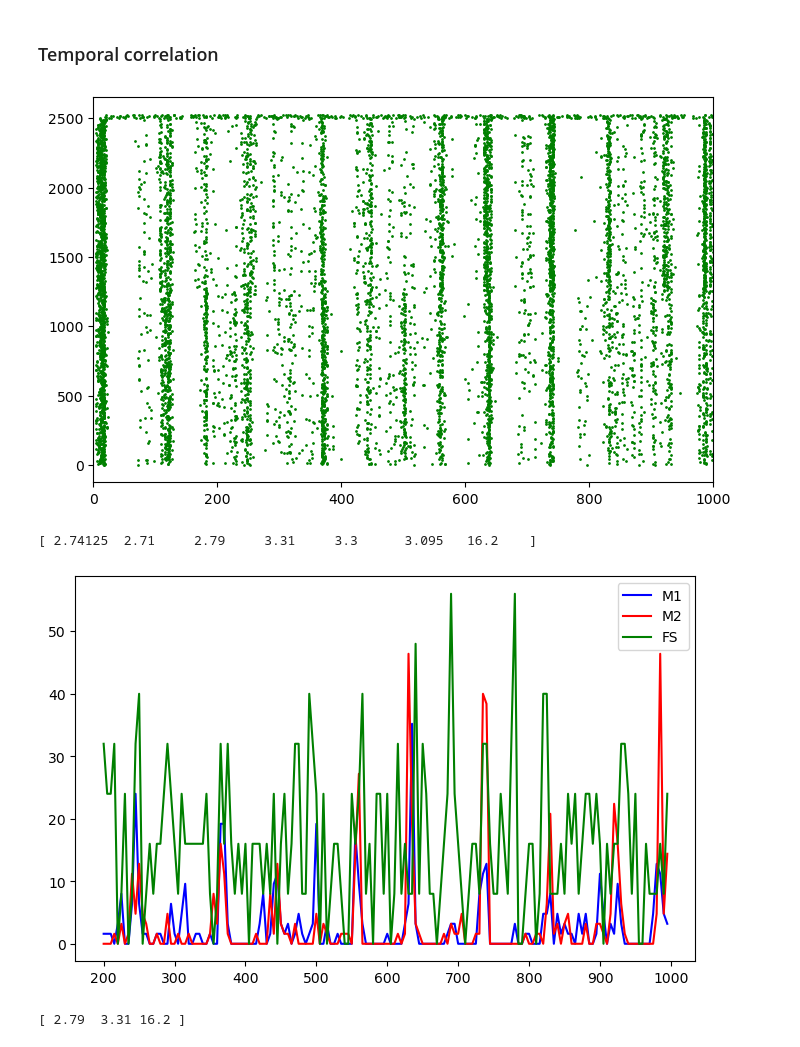
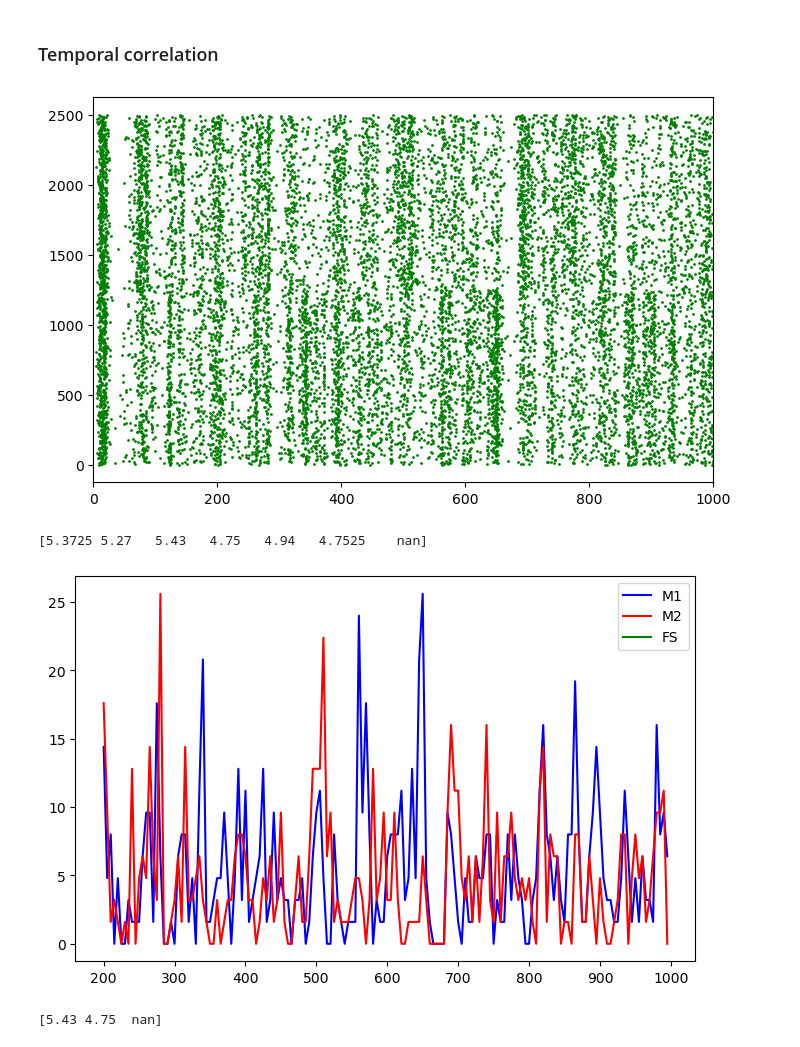
Before and after one commit to weirdoglh/FSInet, a Jupyter notebook: fig_cor.ipynb, the cells around one changed output. Cells and saved outputs as stored; diff of their text form; code cells hidden in the pictures.

```diff
--- a/fig_cor.ipynb
+++ b/fig_cor.ipynb
@@ -17,18 +18,19 @@ nMSN = Nm // 10
 epoch = 1
 T, dt = 1000, 0.1
 
-Nf = 25
-D = 2.0
-W = 0.5
-B = 0.5
+Nf = 0
+D = 0.0
+W = 0.1
+B = 0.1
 
-recpath = './data/cor-D%.1f'%D
-label = '/Nf%d-W%s-B%s/'%(Nf, W, B)
+rectype = 'mmo'
+recpath = './data/%s'%rectype
+label = '/Nf%d-W%s-B%s-D%s/'%(Nf, W, B, D)
 data = np.load(recpath + label + 'spk.npz')
 es, ts = data.f.arr_0, data.f.arr_1
 
 colors = ['green']
-# colors = ['blue', 'red', 'green']
+# colors = ['blue', 'red']
 
 plt.figure(figsize=(8, 5))
 for e, c in enumerate(colors):
@@ -36,38 +38,39 @@ for e, c in enumerate(colors):
     idx = (ts>=ta) & (ts<tb)
     plt.scatter(ts[idx]-ta, es[idx], s=1, c=c)
     plt.xlim(0, T)
+# plt.ylim([2500, 2750])
 plt.show()
 
 nNums = [Nm, Nm, Nf]
 labels = ['M1', 'M2', 'FS']
 cs = ['blue', 'red', 'green']
 
 plt.figure(figsize=(8, 5))
 binsize = 5
 for e, c in enumerate(colors):
     ta, tb = e*T, (e+1)*T
     idx = (ts>=ta) & (ts<tb)
 
     idBins = np.array([0, Nm-2*nMSN, Nm-nMSN, Nm, Nm+nMSN, Nm+2*nMSN, 2*Nm, 2*Nm+Nf]) + 1
     tmBins = np.arange(200, T+1, binsize)
     rates = np.histogram2d(ts[idx]-ta, es[idx], bins=[tmBins, idBins])[0] * 1e3 / binsize
     print(rates.mean(axis=0)/np.array([Nm-2*nMSN, nMSN, nMSN, nMSN, nMSN, Nm-2*nMSN, Nf]))
     rates = rates[:, np.array([2, 3, -1])]
     rates = rates/np.array([nMSN, nMSN, Nf])
 
     tms = tmBins[:-1] + e*T
     xs, ys = [tms]*len(nNums), rates.T
     for x, y, c in zip(xs, ys, cs):
         plt.plot(x, y, c=c)
 plt.legend(labels)
 plt.show()
 
 print(np.mean(rates, axis=0))
 # %% [output]
-[figure, old version]
+[figure, new version]
-[ 2.74125  2.71     2.79     3.31     3.3      3.095   16.2    ]
+[5.3725 5.27   5.43   4.75   4.94   4.7525    nan]
-[figure, old version]
+[figure, new version]
-[ 2.79  3.31 16.2 ]
+[5.43 4.75  nan]
 # %%
 # data setting
 Nm = 1250
```
Also changed, not shown: parts of 7 cells of this notebook, 22 other files.
